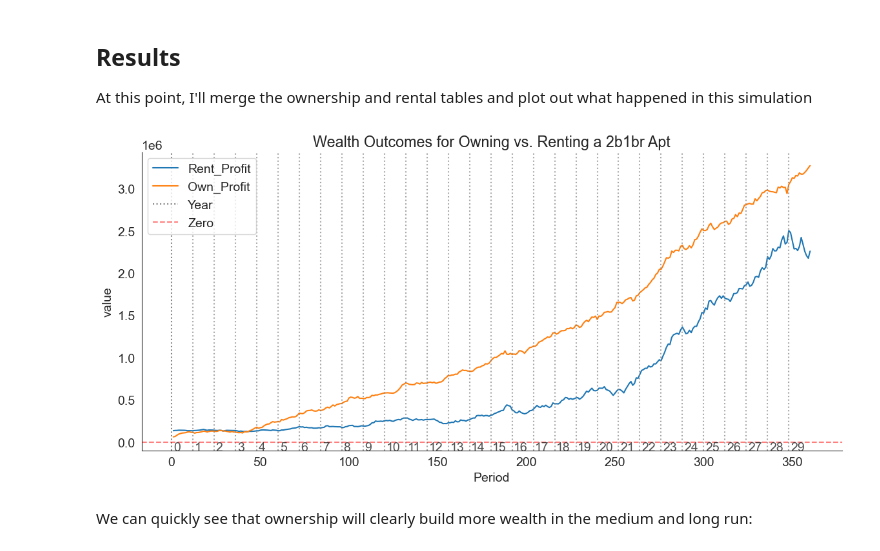
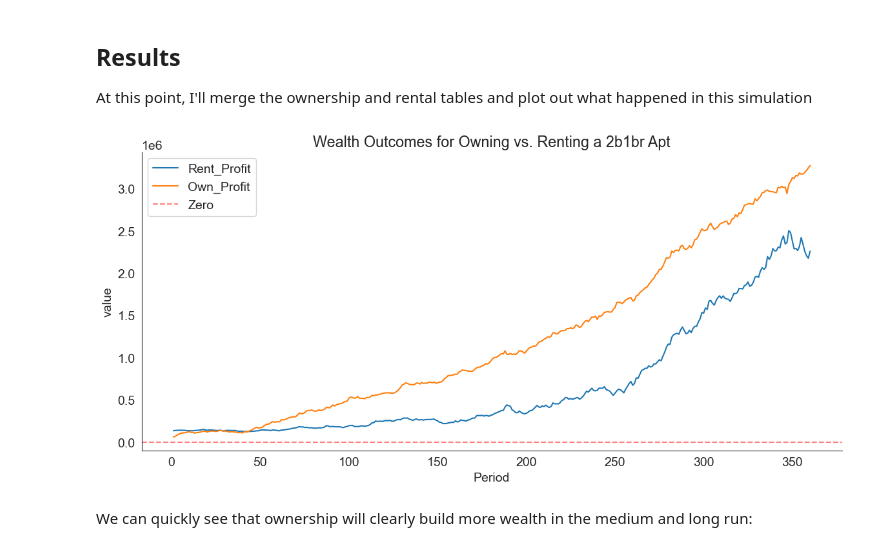
Before and after one commit to peter-amerkhanian/peter-amerkhanian.github.io, a Jupyter notebook: posts/rent-vs-buy/index.ipynb, the cells around one changed output. Drawn from its saved outputs; the diff is of its cells as text; code cells hidden in the pictures.

```diff
--- a/posts/rent-vs-buy/index.ipynb
+++ b/posts/rent-vs-buy/index.ipynb
@@ -44,14 +43,8 @@ import pandas as pd
 import numpy as np
 import numpy_financial as npf
 from datetime import datetime
-
 import seaborn as sns
-# set seaborn style
-sns.set_style("white")
-
 import matplotlib.pyplot as plt
-# Set Matplotlib font size
-plt.rcParams.update({'font.size': 14})
 # %% [markdown]
 ## Problem Setup
 ### Definining Constants
@@ -307,18 +591,18 @@ merged = merged.melt(value_vars = ["Rent_Profit", "Own_Profit"], id_vars='Period
 # %%
 plt.figure(figsize=(14, 6))
 plt.title("Wealth Outcomes for Owning vs. Renting a 2b1br Apt")
 sns.lineplot(data=merged, x="Period", y="value", hue="variable")
-for x in range(0, 350, 12):
-    if x == 0:
-        plt.axvline(x, color="grey", linestyle=":", alpha=1, label="Year")
-    else:
-        plt.axvline(x, color="grey", linestyle=":", alpha=0.7)
-    plt.text(x+1, -100000, str(int(x/12)), alpha=0.8)
+# for x in range(0, 350, 12):
+#     if x == 0:
+#         plt.axvline(x, color="grey", linestyle=":", alpha=1, label="Year")
+#     else:
+#         plt.axvline(x, color="grey", linestyle=":", alpha=0.7)
+#     plt.text(x+1, -100000, str(int(x/12)), alpha=0.8)
 plt.axhline(0, color="red", linestyle="--", alpha=0.5, label="Zero")
 plt.legend()
 sns.despine()
 # %% [output]
-[figure, old version]
+[figure, new version]
 # %% [markdown]
 We can quickly see that ownership will clearly build more wealth in the medium and long run:
 # %%
```
Also changed, not shown: parts of 22 cells of this notebook, 19 other files.
